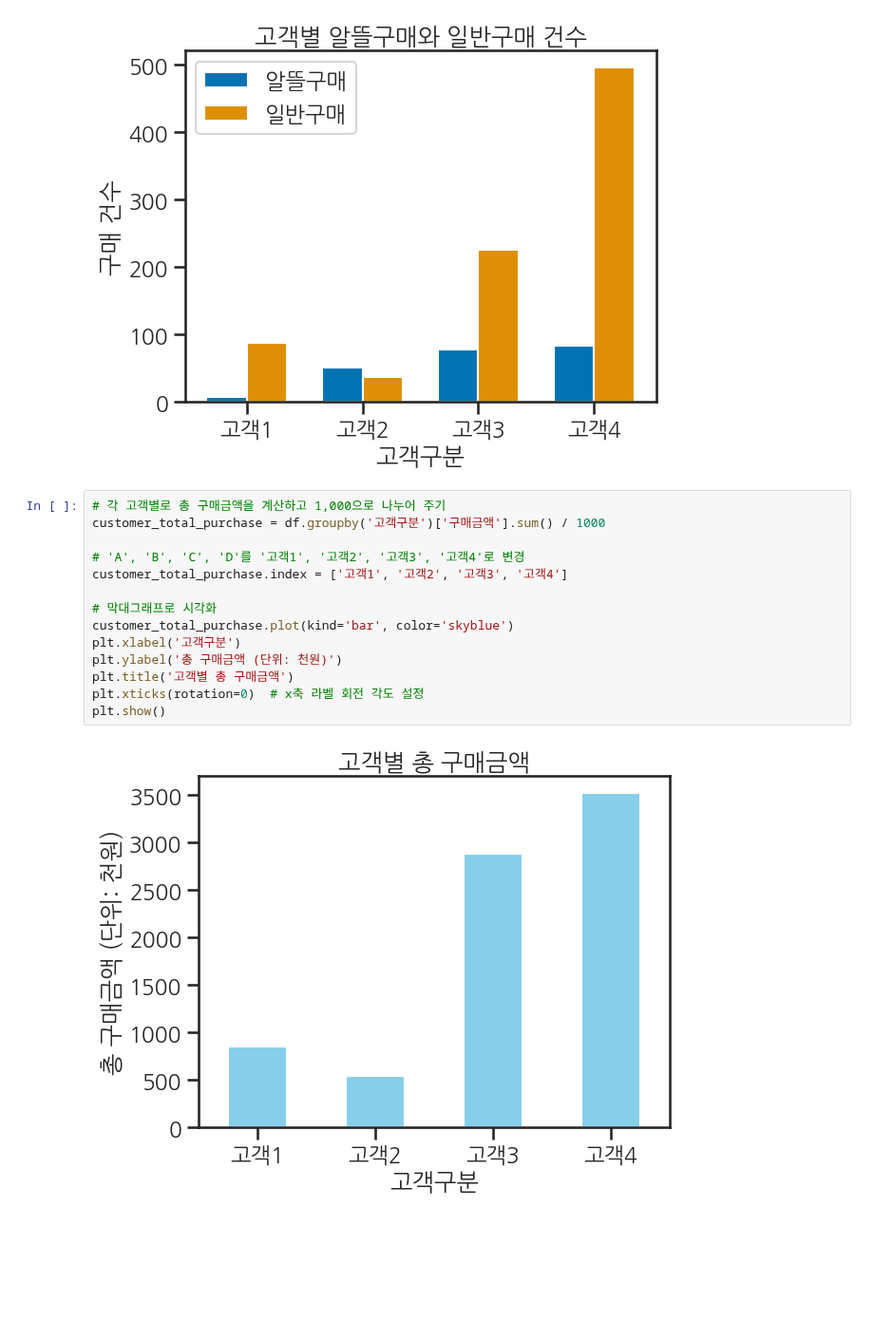
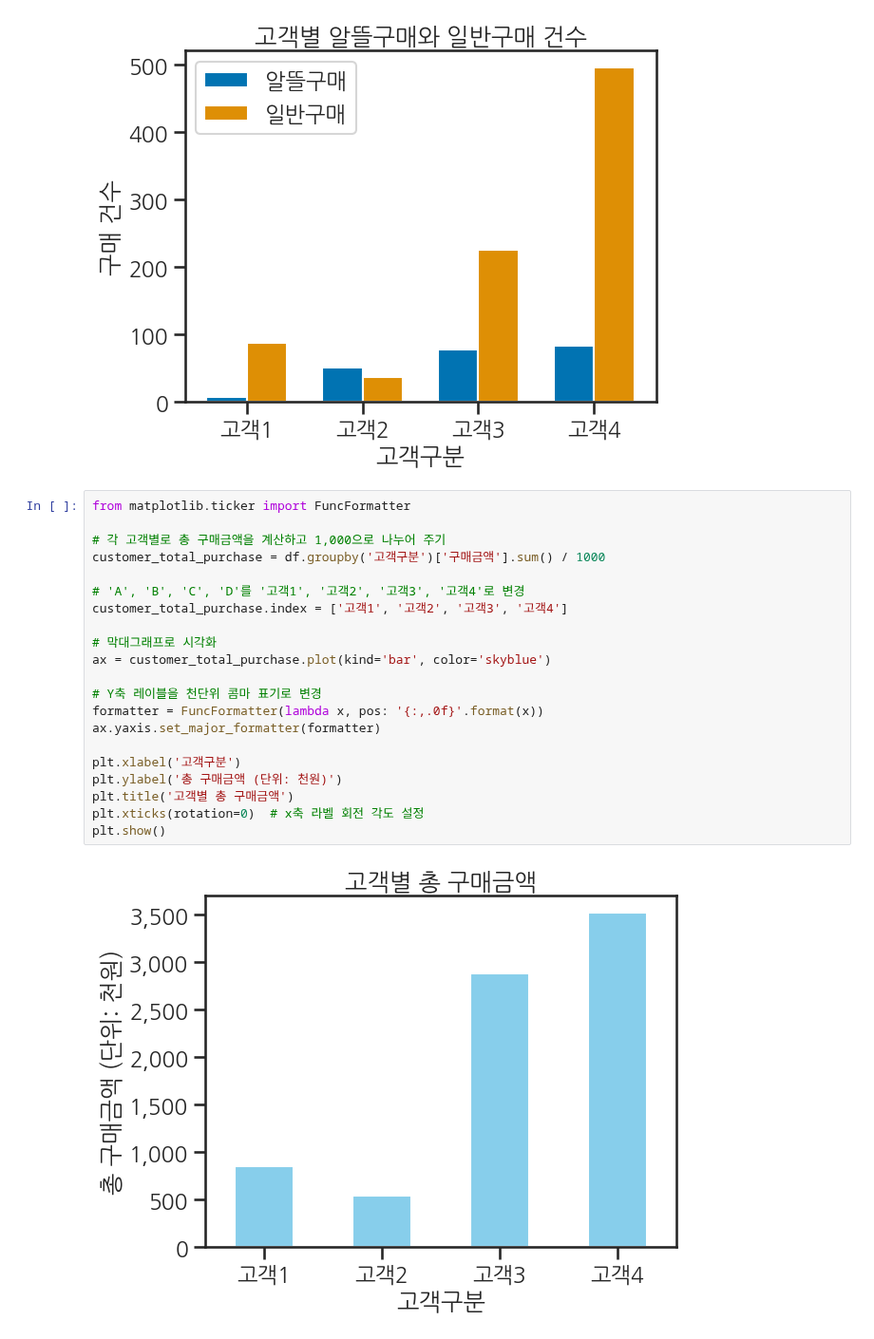
Before and after one commit to arkwith7/aSSIST_ML, a Jupyter notebook: 박형식_데이터_분석과제.ipynb, the cells around one changed output. Shown at 95% size. Cells and saved outputs as stored; diff of their text form; blank space fills up the shorter version.

```diff
--- a/박형식_데이터_분석과제.ipynb
+++ b/박형식_데이터_분석과제.ipynb
@@ -263,18 +264,25 @@ plt.show()
 # %% [output]
 [figure]
 # %%
+from matplotlib.ticker import FuncFormatter
+
 # 각 고객별로 총 구매금액을 계산하고 1,000으로 나누어 주기
 customer_total_purchase = df.groupby('고객구분')['구매금액'].sum() / 1000
 
 # 'A', 'B', 'C', 'D'를 '고객1', '고객2', '고객3', '고객4'로 변경
 customer_total_purchase.index = ['고객1', '고객2', '고객3', '고객4']
 
 # 막대그래프로 시각화
-customer_total_purchase.plot(kind='bar', color='skyblue')
+ax = customer_total_purchase.plot(kind='bar', color='skyblue')
+
+# Y축 레이블을 천단위 콤마 표기로 변경
+formatter = FuncFormatter(lambda x, pos: '{:,.0f}'.format(x))
+ax.yaxis.set_major_formatter(formatter)
+
 plt.xlabel('고객구분')
 plt.ylabel('총 구매금액 (단위: 천원)')
 plt.title('고객별 총 구매금액')
 plt.xticks(rotation=0)  # x축 라벨 회전 각도 설정
 plt.show()
 # %% [output]
-[figure, old version]
+[figure, new version]
```
Also changed, not shown: parts of 6 cells of this notebook.
